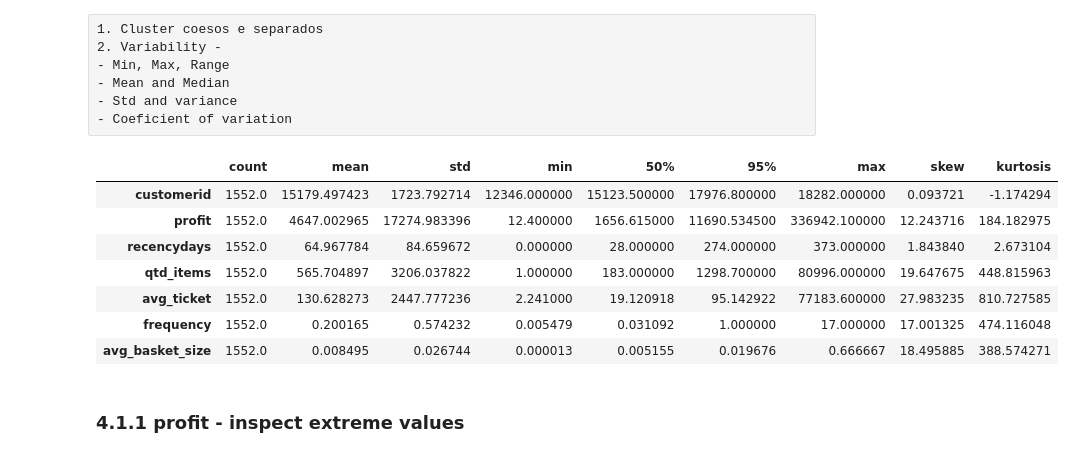
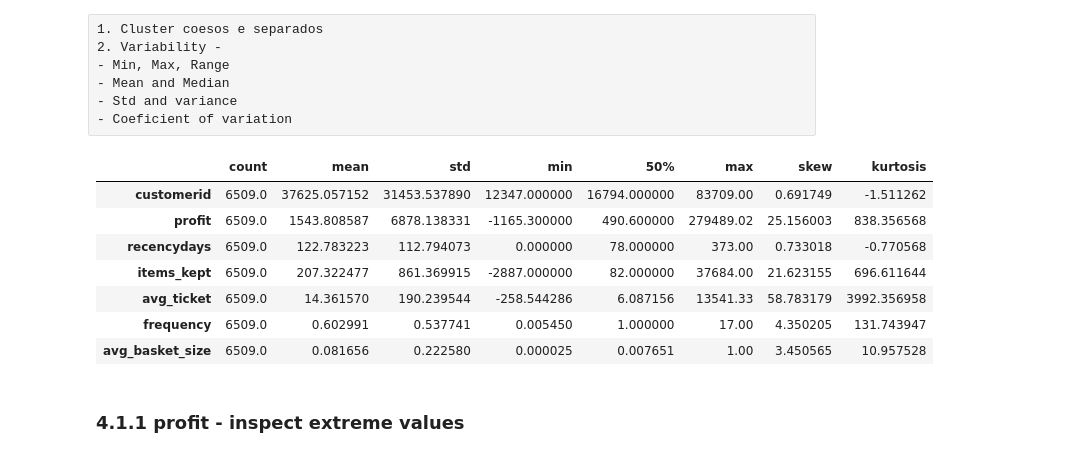
Before and after one commit to ViniciusKos/insiders_clustering, a Jupyter notebook: cluster_circle4.ipynb, the cells around one changed output. Drawn from its saved outputs; the diff is of its cells as text; code cells hidden in the pictures.

```diff
--- a/cluster_circle4.ipynb
+++ b/cluster_circle4.ipynb
@@ -426,8 +433,0 @@ dtype: int64
-# %%
-returns['gross_returns'] = returns['quantity'] * returns['unitprice']
-
-#returns
-df_returns = returns[['customerid', 'gross_returns']].groupby( 'customerid').sum().reset_index()
-df_ref=df_ref.merge(df_returns,on='customerid',how='left')
-print(df_ref.isna().sum())
-df_ref.head()
@@ -482,6 +458,21 @@ dtype: int64
 # %%
 # quantity of products purchased
 df_freq = purchases[['customerid', 'quantity']].drop_duplicates().groupby( 'customerid' ).sum().reset_index().rename( columns={'quantity':'qtd_items'})
-df_ref = pd.merge( df_ref, df_freq, on='customerid', how='left' )
+df_ref = pd.merge( df_ref, df_freq, on='customerid', how='left' ).fillna(0)
+print(df_ref.isna().sum())
+
+### quantity of items returned
+# quantity of products purchased
+df_freq = returns[['customerid', 'quantity']].drop_duplicates().groupby( 'customerid' ).sum().reset_index().rename( columns={'quantity':'qtd_items_return'})
+df_freq['qtd_items_return'] = df_freq['qtd_items_return']*-1
+df_ref = pd.merge( df_ref, df_freq, on='customerid', how='left' ).fillna(0)
 df_ref.isna().sum()
+print(df_ref.isna().sum())
+
+
+### qtd items kept
+# quantity of products purchased
+df_ref['items_kept'] = df_ref['qtd_items']-df_ref['qtd_items_return']
+df_ref=df_ref.drop(['qtd_items','qtd_items_return'], axis=1)
+df_ref.head()
 # %% [output]
@@ -495,5 +497,0 @@ dtype: int64
-# %%
- # Avg Ticket
-df_avg_ticket = purchases[['customerid','gross_revenue']].groupby( 'customerid' ).mean().reset_index().rename( columns={'gross_revenue':'avg_ticket'} )
-df_ref = pd.merge( df_ref, df_avg_ticket, on='customerid', how='left')
-df_ref.isna().sum()
@@ -506,0 +498,5 @@ dtype: int64
+# %%
+ # Avg Ticket
+df_ref['avg_ticket']=df_ref['profit']/df_ref['items_kept']
+df_ref['avg_ticket']=df_ref['avg_ticket'].replace([np.inf, -np.inf], 0)
+df_ref.isna().sum()
@@ -611,16 +614,16 @@ df4.head()
 # %%
 num_attributes1 = df4.select_dtypes(include=['int64','float64','int32'])
 # %%
-pd.concat([num_attributes1.describe(percentiles=[.95]).T,num_attributes1.agg(['skew','kurtosis']).T],axis=1)
+pd.concat([num_attributes1.describe(percentiles=[.5]).T,num_attributes1.agg(['skew','kurtosis']).T],axis=1)
 # %% [output]
-|  | count | mean | std | min | 50% | 95% | max | skew | kurtosis |
-| customerid | 1552.0 | 15179.497423 | 1723.792714 | 12346.000000 | 15123.500000 | 17976.800000 | 18282.000000 | 0.093721 | -1.174294 |
-| profit | 1552.0 | 4647.002965 | 17274.983396 | 12.400000 | 1656.615000 | 11690.534500 | 336942.100000 | 12.243716 | 184.182975 |
-| recencydays | 1552.0 | 64.967784 | 84.659672 | 0.000000 | 28.000000 | 274.000000 | 373.000000 | 1.843840 | 2.673104 |
-| qtd_items | 1552.0 | 565.704897 | 3206.037822 | 1.000000 | 183.000000 | 1298.700000 | 80996.000000 | 19.647675 | 448.815963 |
-| avg_ticket | 1552.0 | 130.628273 | 2447.777236 | 2.241000 | 19.120918 | 95.142922 | 77183.600000 | 27.983235 | 810.727585 |
-| frequency | 1552.0 | 0.200165 | 0.574232 | 0.005479 | 0.031092 | 1.000000 | 17.000000 | 17.001325 | 474.116048 |
-| avg_basket_size | 1552.0 | 0.008495 | 0.026744 | 0.000013 | 0.005155 | 0.019676 | 0.666667 | 18.495885 | 388.574271 |
+|  | count | mean | std | min | 50% | max | skew | kurtosis |
+| customerid | 6509.0 | 37625.057152 | 31453.537890 | 12347.000000 | 16794.000000 | 83709.00 | 0.691749 | -1.511262 |
+| profit | 6509.0 | 1543.808587 | 6878.138331 | -1165.300000 | 490.600000 | 279489.02 | 25.156003 | 838.356568 |
+| recencydays | 6509.0 | 122.783223 | 112.794073 | 0.000000 | 78.000000 | 373.00 | 0.733018 | -0.770568 |
+| items_kept | 6509.0 | 207.322477 | 861.369915 | -2887.000000 | 82.000000 | 37684.00 | 21.623155 | 696.611644 |
+| avg_ticket | 6509.0 | 14.361570 | 190.239544 | -258.544286 | 6.087156 | 13541.33 | 58.783179 | 3992.356958 |
+| frequency | 6509.0 | 0.602991 | 0.537741 | 0.005450 | 1.000000 | 17.00 | 4.350205 | 131.743947 |
+| avg_basket_size | 6509.0 | 0.081656 | 0.222580 | 0.000025 | 0.007651 | 1.00 | 3.450565 | 10.957528 |
 # %% [markdown]
 ### 4.1.1 profit - inspect extreme values
 # %%
```
Also changed, not shown: parts of 45 cells of this notebook.
